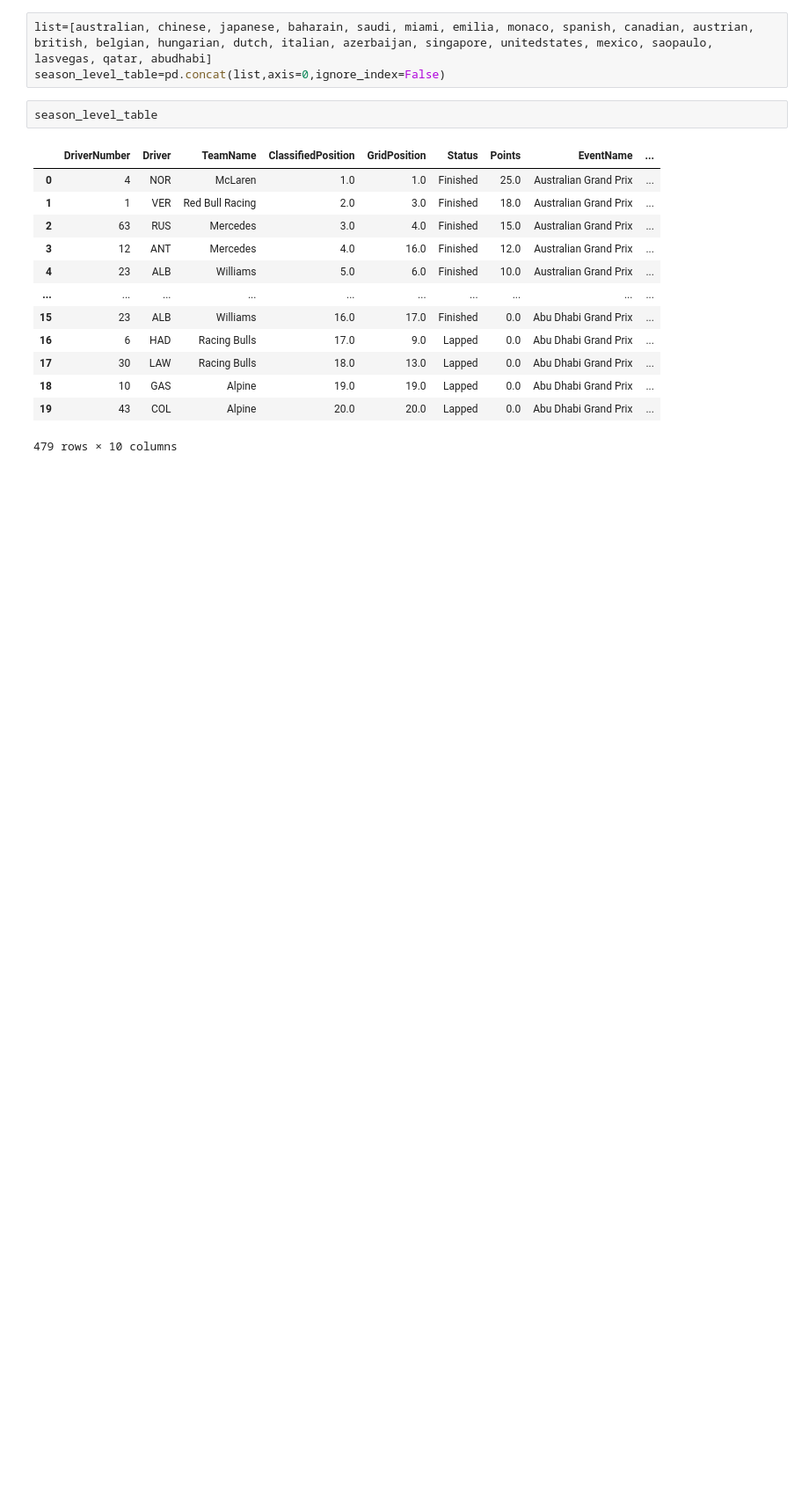
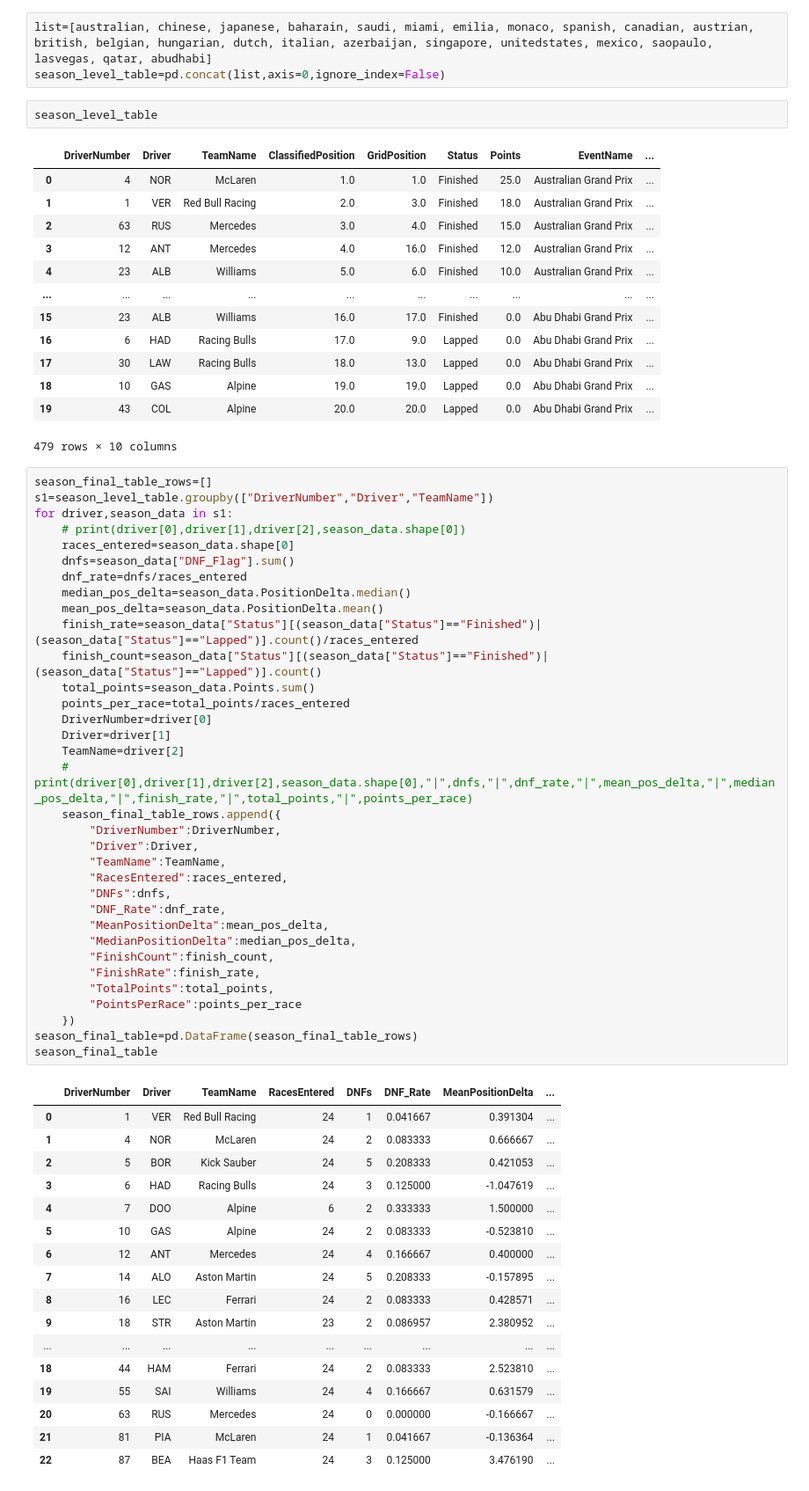
Before and after one commit to TANMAY-0306/f1_analysis_project, a Jupyter notebook: F1_project.ipynb, the cells around one changed output. Shown at 88% size. Cells and saved outputs as stored; diff of their text form; blank space fills up the shorter version.

```diff
--- a/F1_project.ipynb
+++ b/F1_project.ipynb
@@ -1439,3 +1450,55 @@ season_level_table
 | 18 | 10 | GAS | Alpine | 19.0 | 19.0 | Lapped | 0.0 | Abu Dhabi Grand Prix | ... |
 | 19 | 43 | COL | Alpine | 20.0 | 20.0 | Lapped | 0.0 | Abu Dhabi Grand Prix | ... |
 479 rows × 10 columns
+# %%
+season_final_table_rows=[]
+s1=season_level_table.groupby(["DriverNumber","Driver","TeamName"])
+for driver,season_data in s1:
+    # print(driver[0],driver[1],driver[2],season_data.shape[0])
+    races_entered=season_data.shape[0]
+    dnfs=season_data["DNF_Flag"].sum()
+    dnf_rate=dnfs/races_entered
+    median_pos_delta=season_data.PositionDelta.median()
+    mean_pos_delta=season_data.PositionDelta.mean()
+    finish_rate=season_data["Status"][(season_data["Status"]=="Finished")|(season_data["Status"]=="Lapped")].count()/races_entered
+    finish_count=season_data["Status"][(season_data["Status"]=="Finished")|(season_data["Status"]=="Lapped")].count()
+    total_points=season_data.Points.sum()
+    points_per_race=total_points/races_entered
+    DriverNumber=driver[0]
+    Driver=driver[1]
+    TeamName=driver[2]
+    # print(driver[0],driver[1],driver[2],season_data.shape[0],"|",dnfs,"|",dnf_rate,"|",mean_pos_delta,"|",median_pos_delta,"|",finish_rate,"|",total_points,"|",points_per_race)
+    season_final_table_rows.append({
+        "DriverNumber":DriverNumber,
+        "Driver":Driver,
+        "TeamName":TeamName,
+        "RacesEntered":races_entered,
+        "DNFs":dnfs,
+        "DNF_Rate":dnf_rate,
+        "MeanPositionDelta":mean_pos_delta,
+        "MedianPositionDelta":median_pos_delta,
+        "FinishCount":finish_count,
+        "FinishRate":finish_rate,
+        "TotalPoints":total_points,
+        "PointsPerRace":points_per_race
+    })
+season_final_table=pd.DataFrame(season_final_table_rows)
+season_final_table
+# %% [output]
+|  | DriverNumber | Driver | TeamName | RacesEntered | DNFs | DNF_Rate | MeanPositionDelta | ... |
+| 0 | 1 | VER | Red Bull Racing | 24 | 1 | 0.041667 | 0.391304 | ... |
+| 1 | 4 | NOR | McLaren | 24 | 2 | 0.083333 | 0.666667 | ... |
+| 2 | 5 | BOR | Kick Sauber | 24 | 5 | 0.208333 | 0.421053 | ... |
+| 3 | 6 | HAD | Racing Bulls | 24 | 3 | 0.125000 | -1.047619 | ... |
+| 4 | 7 | DOO | Alpine | 6 | 2 | 0.333333 | 1.500000 | ... |
+| 5 | 10 | GAS | Alpine | 24 | 2 | 0.083333 | -0.523810 | ... |
+| 6 | 12 | ANT | Mercedes | 24 | 4 | 0.166667 | 0.400000 | ... |
+| 7 | 14 | ALO | Aston Martin | 24 | 5 | 0.208333 | -0.157895 | ... |
+| 8 | 16 | LEC | Ferrari | 24 | 2 | 0.083333 | 0.428571 | ... |
+| 9 | 18 | STR | Aston Martin | 23 | 2 | 0.086957 | 2.380952 | ... |
+| ... | ... | ... | ... | ... | ... | ... | ... | ... |
+| 18 | 44 | HAM | Ferrari | 24 | 2 | 0.083333 | 2.523810 | ... |
+| 19 | 55 | SAI | Williams | 24 | 4 | 0.166667 | 0.631579 | ... |
+| 20 | 63 | RUS | Mercedes | 24 | 0 | 0.000000 | -0.166667 | ... |
+| 21 | 81 | PIA | McLaren | 24 | 1 | 0.041667 | -0.136364 | ... |
+| 22 | 87 | BEA | Haas F1 Team | 24 | 3 | 0.125000 | 3.476190 | ... |
```
Also changed, not shown: parts of 18 cells of this notebook.
